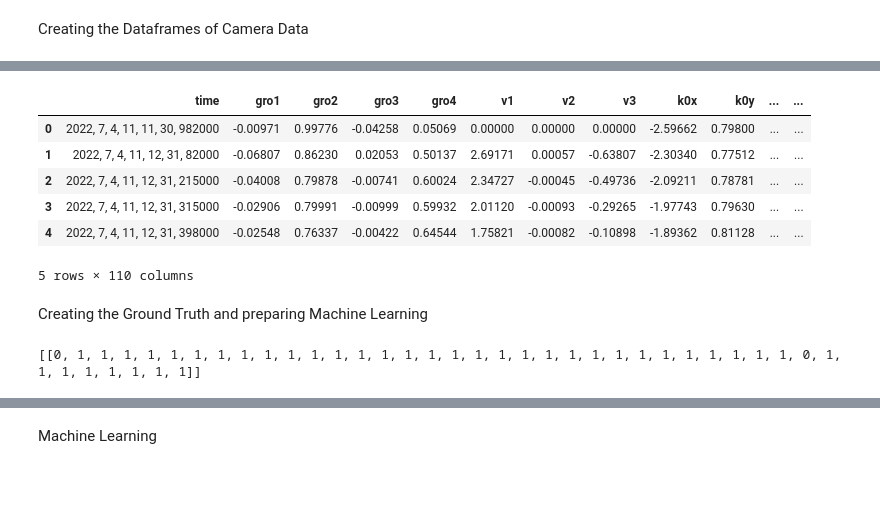
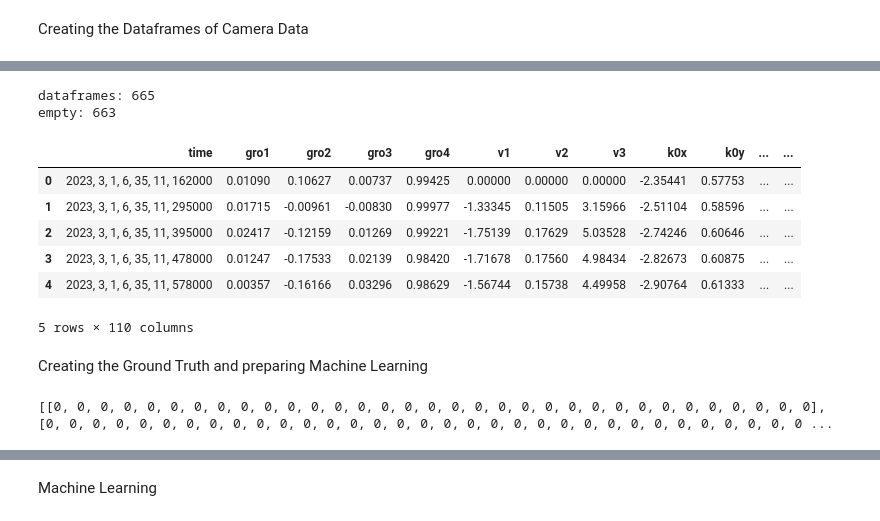
Before and after one commit to Ephelemi/invESStmENt, a Jupyter notebook: MCI/labelling.ipynb, the cells around one changed output, grey strips where cells are left out. Saved outputs shown, nothing was run; the diff lists cells and outputs as text; code cells hidden in the pictures; blank space fills up the shorter version.

```diff
--- a/MCI/labelling.ipynb
+++ b/MCI/labelling.ipynb
@@ -5,8 +5,10 @@ import os
 Creating the Dataframes of Camera Data
 # %%
 #Set directories for csvs of pose and activity data
-actDir = "test_activitycsvs"
-camDir = "test_posecsvs"
+actDir = "act_csvs"
+camDir = "cam_csvs"
+#set the range in seconds where to label frames as interacting
+range = 30
 # %%
 #write all filenames of pose csvs into an array
 filenames = []
@@ -22,37 +26,55 @@ print(filenames)
 # %%
 #extract the pose csv data into an array of dataframes
 datasets = []
+countempty = 0
 for file in filenames:
     filestring = "./" + camDir + "/" + file
     df = pd.read_csv(filestring)
     if not df.empty:
         datasets.append(pd.read_csv(filestring))
+    else:
+        countempty += 1
 
+print('dataframes: ' + str(len(datasets)))
+print('empty: ' + str(countempty))
 datasets[0].head()
 # %% [output]
+dataframes: 665
+empty: 663
 |  | time | gro1 | gro2 | gro3 | gro4 | v1 | v2 | v3 | k0x | k0y | ... | ... |
-| 0 | 2022, 7, 4, 11, 11, 30, 982000 | -0.00971 | 0.99776 | -0.04258 | 0.05069 | 0.00000 | 0.00000 | 0.00000 | -2.59662 | 0.79800 | ... | ... |
-| 1 | 2022, 7, 4, 11, 12, 31, 82000 | -0.06807 | 0.86230 | 0.02053 | 0.50137 | 2.69171 | 0.00057 | -0.63807 | -2.30340 | 0.77512 | ... | ... |
-| 2 | 2022, 7, 4, 11, 12, 31, 215000 | -0.04008 | 0.79878 | -0.00741 | 0.60024 | 2.34727 | -0.00045 | -0.49736 | -2.09211 | 0.78781 | ... | ... |
-| 3 | 2022, 7, 4, 11, 12, 31, 315000 | -0.02906 | 0.79991 | -0.00999 | 0.59932 | 2.01120 | -0.00093 | -0.29265 | -1.97743 | 0.79630 | ... | ... |
-| 4 | 2022, 7, 4, 11, 12, 31, 398000 | -0.02548 | 0.76337 | -0.00422 | 0.64544 | 1.75821 | -0.00082 | -0.10898 | -1.89362 | 0.81128 | ... | ... |
+| 0 | 2023, 3, 1, 6, 35, 11, 162000 | 0.01090 | 0.10627 | 0.00737 | 0.99425 | 0.00000 | 0.00000 | 0.00000 | -2.35441 | 0.57753 | ... | ... |
+| 1 | 2023, 3, 1, 6, 35, 11, 295000 | 0.01715 | -0.00961 | -0.00830 | 0.99977 | -1.33345 | 0.11505 | 3.15966 | -2.51104 | 0.58596 | ... | ... |
+| 2 | 2023, 3, 1, 6, 35, 11, 395000 | 0.02417 | -0.12159 | 0.01269 | 0.99221 | -1.75139 | 0.17629 | 5.03528 | -2.74246 | 0.60646 | ... | ... |
+| 3 | 2023, 3, 1, 6, 35, 11, 478000 | 0.01247 | -0.17533 | 0.02139 | 0.98420 | -1.71678 | 0.17560 | 4.98434 | -2.82673 | 0.60875 | ... | ... |
+| 4 | 2023, 3, 1, 6, 35, 11, 578000 | 0.00357 | -0.16166 | 0.03296 | 0.98629 | -1.56744 | 0.15738 | 4.49958 | -2.90764 | 0.61333 | ... | ... |
-5 rows × 110 columns
+5 rows × 110 columns
 # %% [markdown]
 Creating the Ground Truth and preparing Machine Learning
 # %%
 truths = []
+ones = 0
+zeros = 0
+counter = 0
 #iterate through all dataframes
 for data in datasets:
     #extract the first column which contains the time
     dates = data.loc[:,"time"]
-    date = dates[0].replace(" ", "").split(',')[0:3]
-    year = date[0]
-    month = date[1]
-    if len(month) < 2:
-        month = '0' + month
-    day = date[2]
-    if len(day) < 2:
-        day = '0' + day
+    #if date is unreadable, set it to an impossible date
+    try:
+        date = dates[0].replace(" ", "").split(',')[0:3]
+        year = date[0]
+        month = date[1]
+        if len(month) < 2:
+            month = '0' + month
+        day = date[2]
+        if len(day) < 2:
+            day = '0' + day
+    except:
+        year = 0
+        month = 0
+        day = 0
+        pass
+
     #create the string of the associated activity csv from the extracted time
     filestring = './' + actDir + '/activities-' + year + '-' + month + '-' + day + '.csv'
 
@@ -61,16 +83,22 @@ for data in datasets:
     try:
         timestamps = pd.read_csv(filestring)
     except:
-        continue
+        pass
 
     #iterate through all dates in the time column of the dataframe
     for date in dates:
         #extract the time of day in seconds of a given frame
-        time = date.replace(" ", "").split(',')[3:6]
-        hour = int(time[0])
-        minute = int(time[1])
-        second = int(time[2])
-        total = hour * 3600 + minute * 60 + second
+        try:
+            time = date.replace(" ", "").split(',')[3:6]
+            hour = int(time[0])
+            minute = int(time[1])
+            second = int(time[2])
+            total = hour * 3600 + minute * 60 + second
+        except:
+            #if time is unreadable, set it outside of possible range
+            counter += 1
+            total = 100000
+            pass
 
         #set the label to 1 if the time is within 20 seconds of an activity, else leave it at 0
         found = 0
@@ -82,19 +110,24 @@ for data in datasets:
                 ts_s = int(ts.split(':')[2])
                 ts_total = ts_h * 3600 + ts_m * 60 + ts_s
 
-                if ts_total + 20 > total > ts_total - 20:
+                if ts_total + range > total > ts_total - range:
                     found = 1
                     labels.append(1)
+                    ones += 1
 
         if found == 0:
             labels.append(0)
+            zeros += 1
 
     #create a list of lists that contains the labels to each dataframe
     truths.append(labels)
 
 print(truths)
+print('nr of 0s: ' + str(zeros))
+print('nr of 1s: ' + str(ones))
+print('nr of unreadable dates (set to 0): ' + str(counter))
 # %% [output]
-[[0, 1, 1, 1, 1, 1, 1, 1, 1, 1, 1, 1, 1, 1, 1, 1, 1, 1, 1, 1, 1, 1, 1, 1, 1, 1, 1, 1, 1, 1, 1, 1, 0, 1, 1, 1, 1, 1, 1, 1, 1]]
+[[0, 0, 0, 0, 0, 0, 0, 0, 0, 0, 0, 0, 0, 0, 0, 0, 0, 0, 0, 0, 0, 0, 0, 0, 0, 0, 0, 0, 0, 0, 0, 0, 0], [0, 0, 0, 0, 0, 0, 0, 0, 0, 0, 0, 0, 0, 0, 0, 0, 0, 0, 0, 0, 0, 0, 0, 0, 0, 0, 0, 0, 0, 0, 0, 0, 0 ...
 # %%
 #concatenate all dataframes to one single dataframe
 megatable = datasets[0]
```
Also changed, not shown: parts of 2 cells of this notebook, 1 other file.
